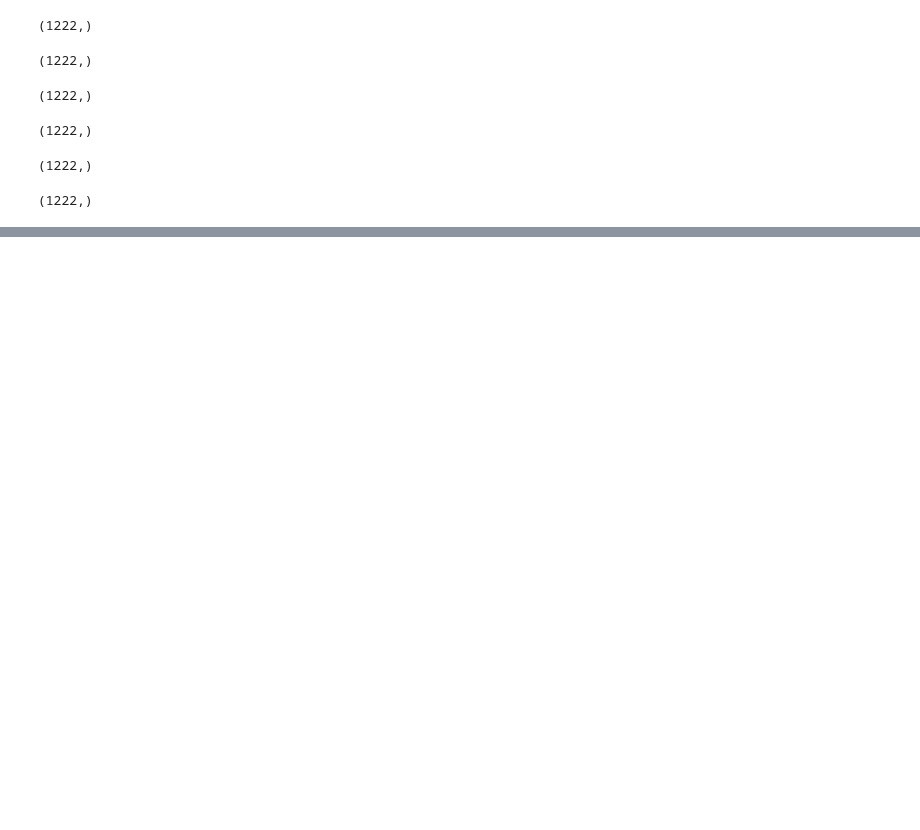
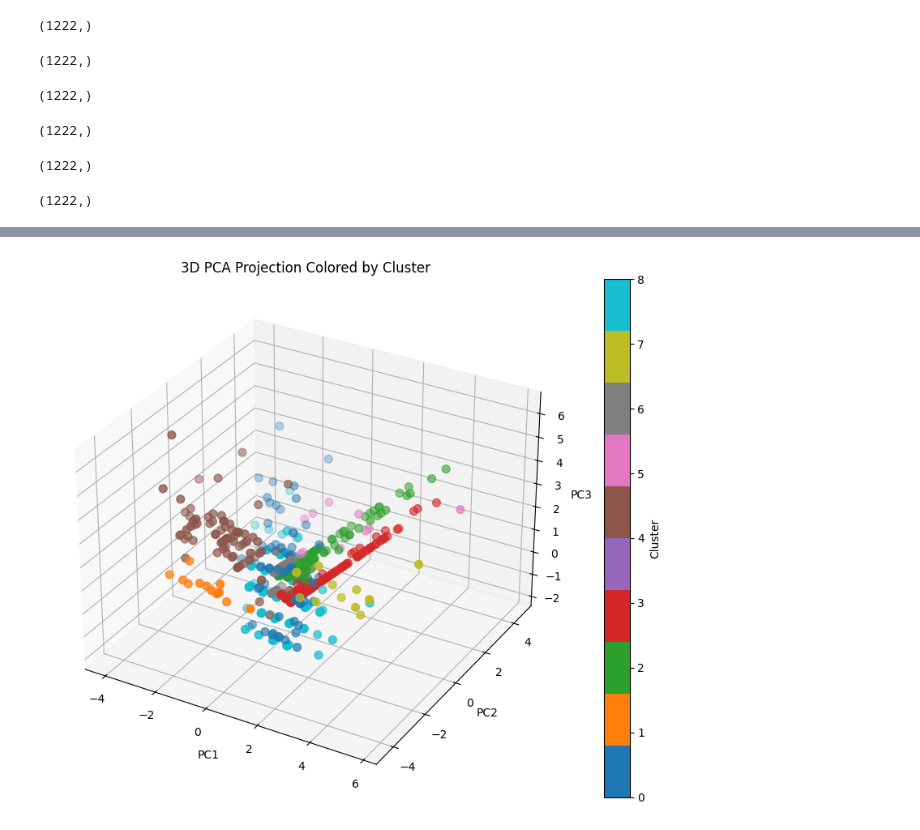
Before and after one commit to OmGuin/BASDL, a Jupyter notebook: Preprocessing_basus.ipynb, the cells around one changed output, grey strips where cells are left out. Saved outputs shown, nothing was run; the diff lists cells and outputs as text; code cells hidden in the pictures; blank space fills up the shorter version.

```diff
--- a/Preprocessing_basus.ipynb
+++ b/Preprocessing_basus.ipynb
@@ -1081,0 +1165,15 @@ plt.show()
+# %%
+from mpl_toolkits.mplot3d import Axes3D
+fig = plt.figure(figsize=(10, 7))
+ax = fig.add_subplot(111, projection='3d')
+scatter = ax.scatter(pca_result_3[:, 0], pca_result_3[:, 1], pca_result_3[:, 2],
+                     c=df['Cluster'], cmap='tab10', s=50)
+ax.set_title('3D PCA Projection Colored by Cluster')
+ax.set_xlabel('PC1')
+ax.set_ylabel('PC2')
+ax.set_zlabel('PC3')
+plt.colorbar(scatter, label='Cluster')
+plt.tight_layout()
+plt.show()
+# %% [output]
+[figure, added]
```
Also changed, not shown: parts of 20 cells of this notebook, 32 other files.
